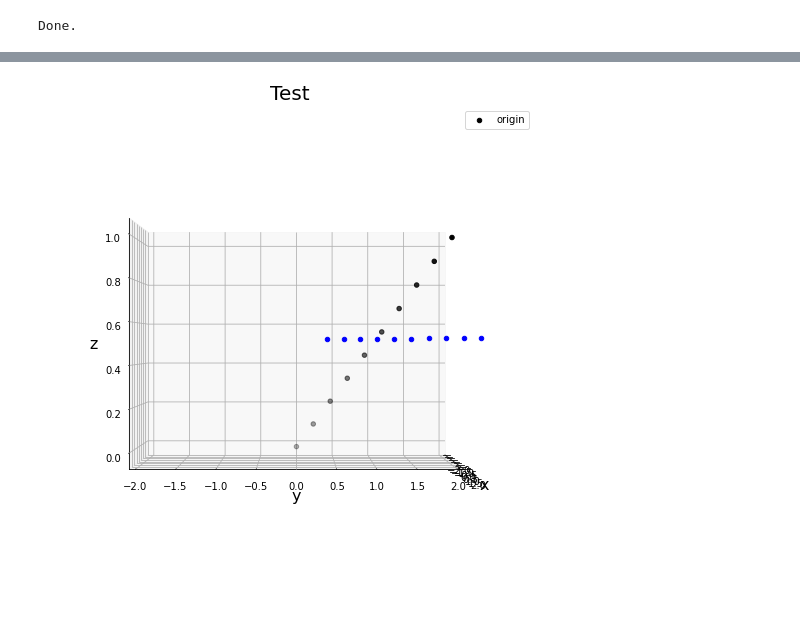
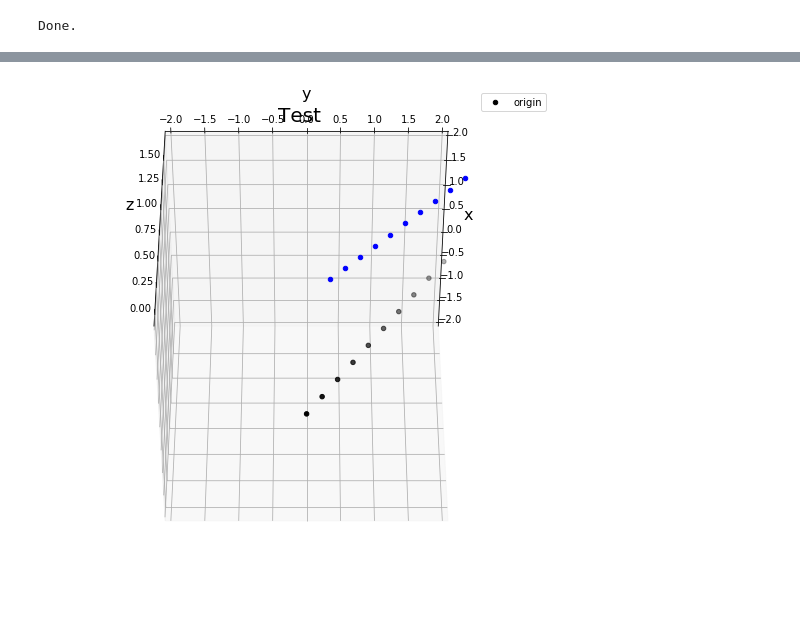
Before and after one commit to park-sangbeom/kinematics-usage, a Jupyter notebook: code/demo/demo_projection.ipynb, the cells around one changed output, grey strips where cells are left out. Drawn from its saved outputs; the diff is of its cells as text; code cells hidden in the pictures.

```diff
--- a/code/demo/demo_projection.ipynb
+++ b/code/demo/demo_projection.ipynb
@@ -34,7 +34,7 @@ fig = plt.figure(figsize=(9,9))
 ax = fig.gca(projection='3d')
 for x_point, y_point, z_point in zip(x,y,z):
     xyz_point = np.array([x_point, y_point, z_point])
-    new_xyz_point = rot_x_mat@xyz_point
+    new_xyz_point = np.matmul(rot_x_mat,xyz_point)
     print(new_xyz_point[0], new_xyz_point[1], new_xyz_point[2])
     ax.scatter(new_xyz_point[0], new_xyz_point[1], new_xyz_point[2])
 ax.scatter(x,y,z, color='k', label="origin")
@@ -73,3 +73,28 @@ orthograph_mat_trans =  Translation(x=0, y=0.6, z=1.55)
 orthograph_mat_rot_y_mat = Rotation_Y(np.deg2rad(90))
 orthograph_homo_mat = HT_matrix(Rotation=orthograph_mat_rot_y_mat,
                                 Position=orthograph_mat_trans)
+# %%
+x= np.linspace(start=0,stop=1, num=10)
+y= np.linspace(start=0, stop=2, num=10)
+z= np.linspace(start=0, stop=1, num=10)
+
+fig = plt.figure(figsize=(9,9))
+ax = fig.gca(projection='3d')
+for x_point, y_point, z_point in zip(x,y,z):
+    xyz_point = np.array([x_point, y_point, z_point, 1])
+    new_xyz_point = np.matmul(orthograph_homo_mat,np.matmul(homo_inv_mat,xyz_point))
+    ax.scatter(new_xyz_point[0], new_xyz_point[1], new_xyz_point[2], color="b")
+ax.scatter(x,y,z, color='k', label="origin")
+plt.legend()
+ax.set_xlabel("x", fontsize=16)
+ax.set_ylabel("y",fontsize=16)
+ax.set_zlabel("z", fontsize=16)
+ax.set_xlim(-2,2)
+ax.set_ylim(-2,2)
+# ax.set_zlim()
+ax.view_init(0,0)
+# ax.view_init(-45,0)
+
+# ax.set_zlim(0,1)
+plt.title("Test", fontsize=20)
+plt.show()
@@ -76,27 +103,32 @@ orthograph_homo_mat = HT_matrix(Rotation=orthograph_mat_rot_y_mat,
+# %%
+orthograph_mat_trans =  Translation(x=0, y=0.35, z=1.3)
+orthograph_mat_rot_y_mat = Rotation_Y(np.math.pi/6)
+orthograph_homo_mat = HT_matrix(Rotation=orthograph_mat_rot_y_mat,
+                                Position=orthograph_mat_trans)
 # %%
 x= np.linspace(start=0,stop=1, num=10)
 y= np.linspace(start=0, stop=2, num=10)
 z= np.linspace(start=0, stop=1, num=10)
 
 fig = plt.figure(figsize=(9,9))
 ax = fig.gca(projection='3d')
 for x_point, y_point, z_point in zip(x,y,z):
     xyz_point = np.array([x_point, y_point, z_point, 1])
-    new_xyz_point = orthograph_homo_mat@homo_inv_mat@xyz_point
+    new_xyz_point = np.matmul(orthograph_homo_mat,xyz_point)
     ax.scatter(new_xyz_point[0], new_xyz_point[1], new_xyz_point[2], color="b")
 ax.scatter(x,y,z, color='k', label="origin")
 plt.legend()
 ax.set_xlabel("x", fontsize=16)
 ax.set_ylabel("y",fontsize=16)
 ax.set_zlabel("z", fontsize=16)
 ax.set_xlim(-2,2)
 ax.set_ylim(-2,2)
 # ax.set_zlim()
-ax.view_init(0,0)
-# ax.view_init(-45,0)
+# ax.view_init(0,0)
+ax.view_init(-45,0)
 
 # ax.set_zlim(0,1)
 plt.title("Test", fontsize=20)
 plt.show()
 # %% [output]
-[figure, old version]
+[figure, new version]
```
Also changed, not shown: parts of 16 cells of this notebook, 16 other files.
